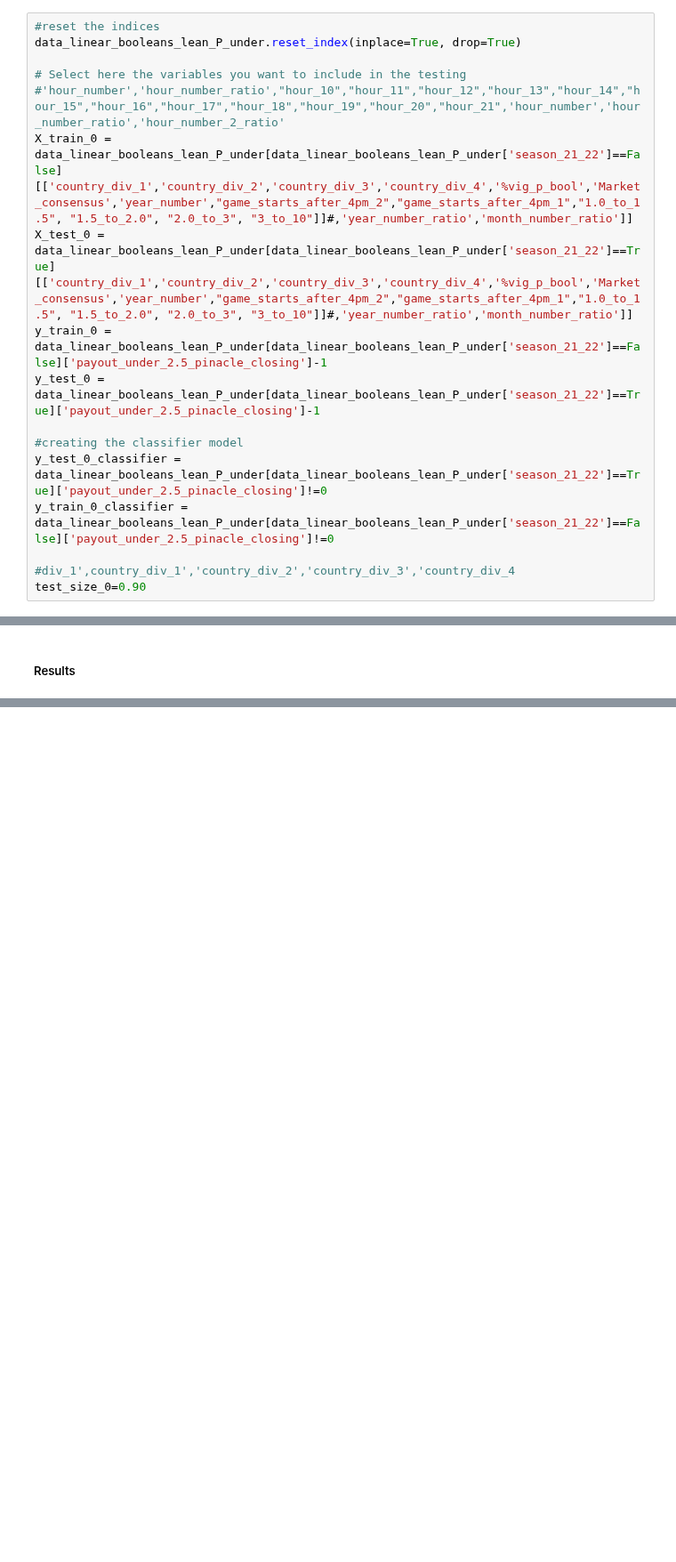
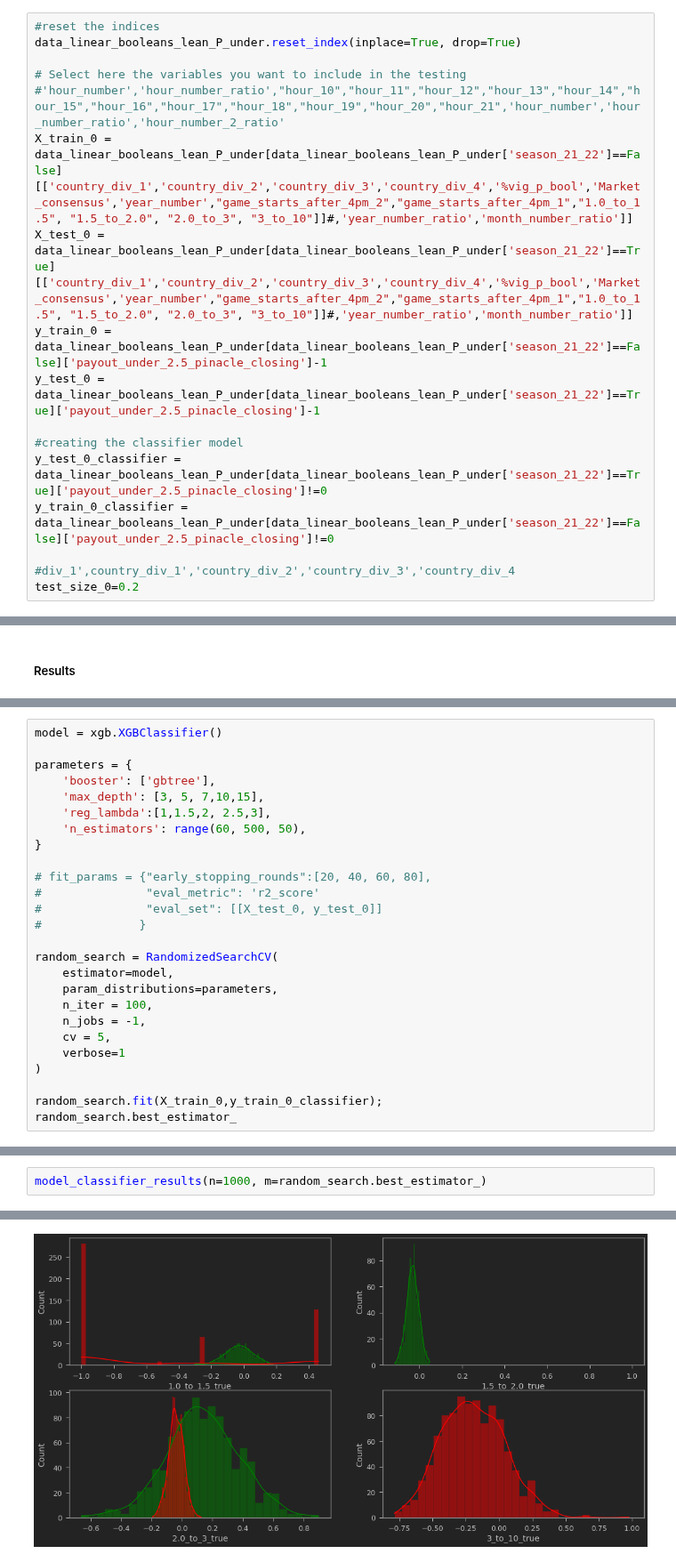
Before and after one commit to rafabertolace/OnThePitch, a Jupyter notebook: notebooks/00 - KGBClassification Model - BASE - 3 years - Pinnacle.ipynb, the cells around one changed output, grey strips where cells are left out. Shown at 89% size. Drawn from its saved outputs; the diff is of its cells as text; blank space fills up the shorter version.

```diff
--- a/notebooks/00 - KGBClassification Model - BASE - 3 years - Pinnacle.ipynb
+++ b/notebooks/00 - KGBClassification Model - BASE - 3 years - Pinnacle.ipynb
@@ -416,7 +416,7 @@ y_test_0_classifier = data_linear_booleans_lean_P_under[data_linear_booleans_lea
 y_train_0_classifier = data_linear_booleans_lean_P_under[data_linear_booleans_lean_P_under['season_21_22']==False]['payout_under_2.5_pinacle_closing']!=0
 
 #div_1',country_div_1','country_div_2','country_div_3','country_div_4
-test_size_0=0.90
+test_size_0=0.2
 # %%
 # Run the function testing_models
 results_False=[]
@@ -575,0 +769,26 @@ accuracy_test, accuracy_train, precision_train, precision_test
+# %%
+model = xgb.XGBClassifier()
+
+parameters = {
+    'booster': ['gbtree'],
+    'max_depth': [3, 5, 7,10,15],
+    'reg_lambda':[1,1.5,2, 2.5,3],
+    'n_estimators': range(60, 500, 50),
+}
+
+# fit_params = {"early_stopping_rounds":[20, 40, 60, 80],
+#               "eval_metric": 'r2_score'
+#               "eval_set": [[X_test_0, y_test_0]]
+#              }
+
+random_search = RandomizedSearchCV(
+    estimator=model,
+    param_distributions=parameters,
+    n_iter = 100,
+    n_jobs = -1,
+    cv = 5,
+    verbose=1
+)
+
+random_search.fit(X_train_0,y_train_0_classifier);
+random_search.best_estimator_
@@ -575,0 +820,3 @@ accuracy_test, accuracy_train, precision_train, precision_test
+# %%
+model_classifier_results(n=1000, m=random_search.best_estimator_)
+# %% [output]
@@ -575,0 +824 @@ accuracy_test, accuracy_train, precision_train, precision_test
+[figure, added]
```
Also changed, not shown: parts of 30 cells of this notebook, 3 other files.
